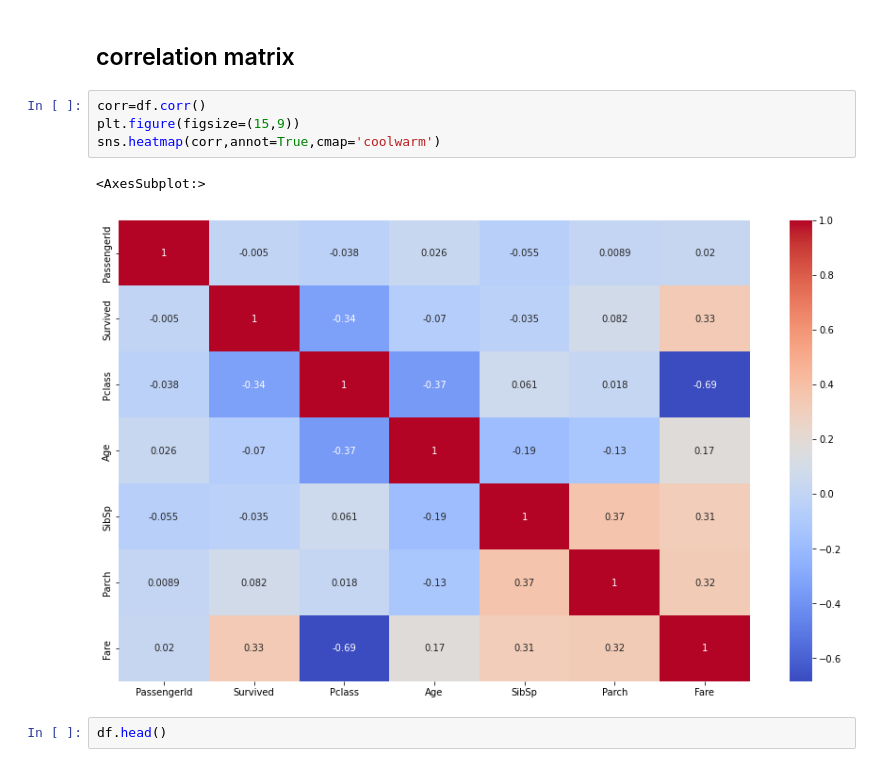
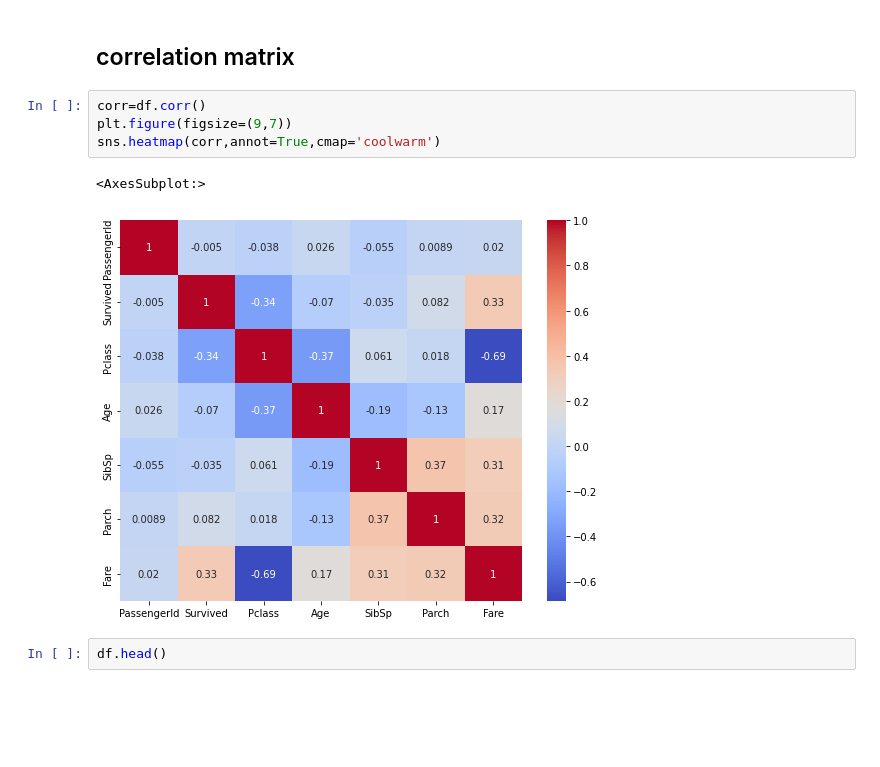
Before and after one commit to ZEUS77-dev/Titanic_dataset, a Jupyter notebook: titanic/titanic-dataset-eda.ipynb, the cells around one changed output. Saved outputs shown, nothing was run; the diff lists cells and outputs as text; blank space fills up the shorter version.

```diff
--- a/titanic/titanic-dataset-eda.ipynb
+++ b/titanic/titanic-dataset-eda.ipynb
@@ -227,11 +227,11 @@ sns.distplot(df['Fare'])
 ## correlation matrix
 # %%
 corr=df.corr()
-plt.figure(figsize=(15,9))
+plt.figure(figsize=(9,7))
 sns.heatmap(corr,annot=True,cmap='coolwarm')
 # %% [output]
 <AxesSubplot:>
-[figure, old version]
+[figure, new version]
 # %%
 df.head()
 # %% [output]
```
